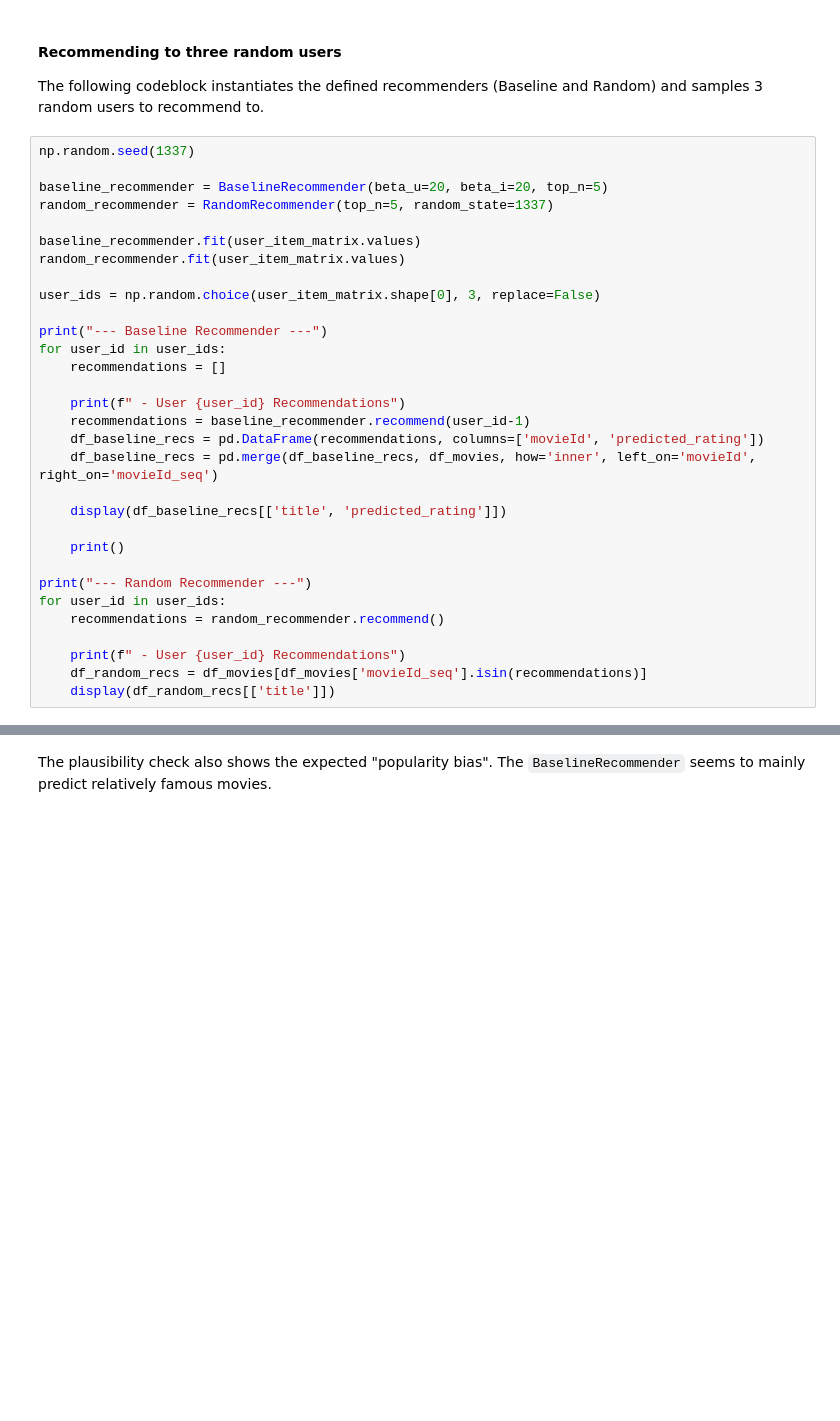
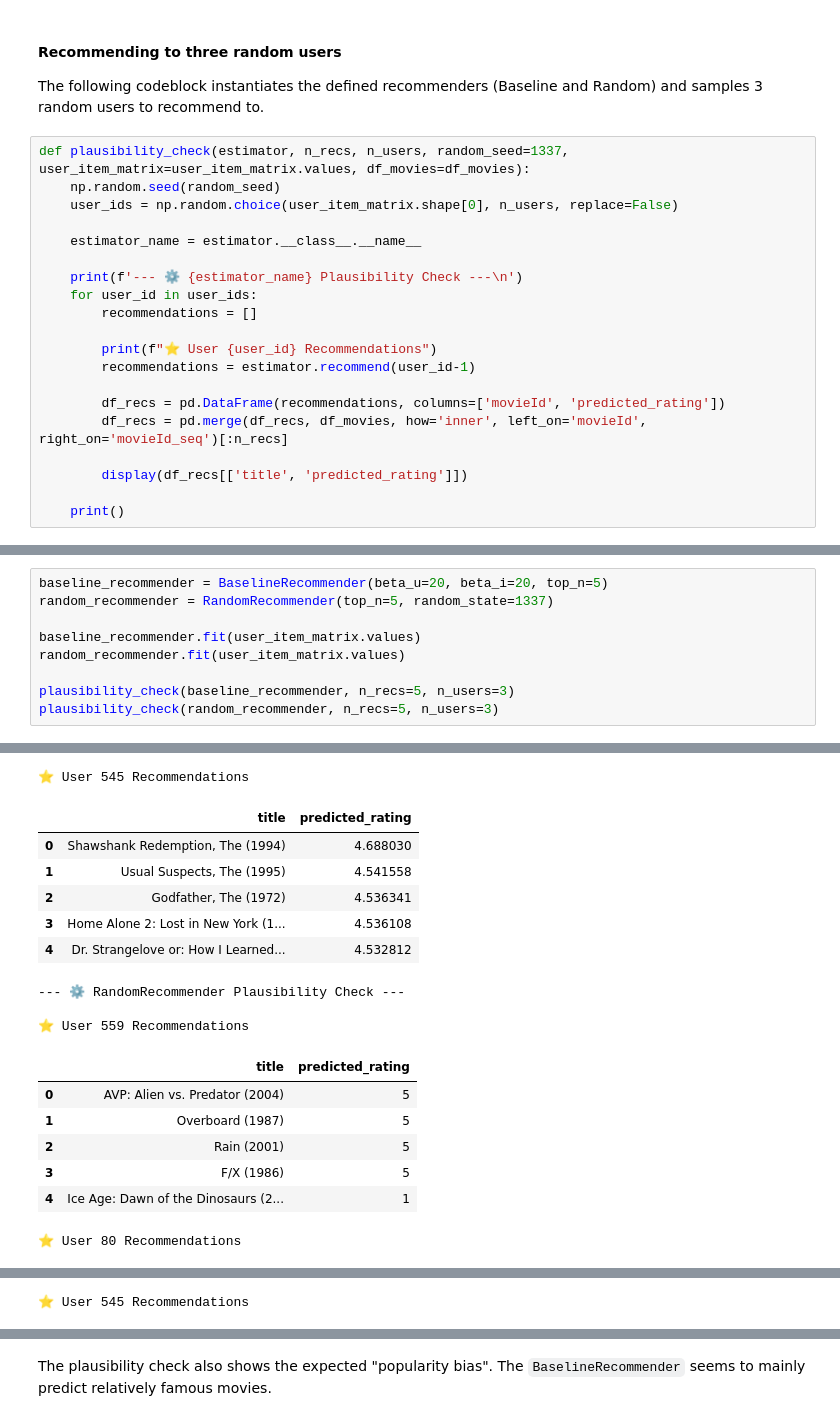
Before and after one commit to okaynils/fhnw-ds-rsy, a Jupyter notebook: MiniChallenge/RSY_ MiniChallenge_FS24.ipynb, the cells around one changed output, grey strips where cells are left out. Saved outputs shown, nothing was run; the diff lists cells and outputs as text; blank space fills up the shorter version.

```diff
--- a/MiniChallenge/RSY_ MiniChallenge_FS24.ipynb
+++ b/MiniChallenge/RSY_ MiniChallenge_FS24.ipynb
@@ -582,33 +592,22 @@ class RandomRecommender:
 #### Recommending to three random users
 The following codeblock instantiates the defined recommenders (Baseline and Random) and samples 3 random users to recommend to.
 # %%
-np.random.seed(1337)
+def plausibility_check(estimator, n_recs, n_users, random_seed=1337, user_item_matrix=user_item_matrix.values, df_movies=df_movies):
+    np.random.seed(random_seed)
+    user_ids = np.random.choice(user_item_matrix.shape[0], n_users, replace=False)
 
-baseline_recommender = BaselineRecommender(beta_u=20, beta_i=20, top_n=5)
-random_recommender = RandomRecommender(top_n=5, random_state=1337)
+    estimator_name = estimator.__class__.__name__
 
-baseline_recommender.fit(user_item_matrix.values)
-random_recommender.fit(user_item_matrix.values)
+    print(f'--- ⚙️ {estimator_name} Plausibility Check ---\n')
+    for user_id in user_ids:
+        recommendations = []
 
-user_ids = np.random.choice(user_item_matrix.shape[0], 3, replace=False)
+        print(f"⭐ User {user_id} Recommendations")
+        recommendations = estimator.recommend(user_id-1)
 
-print("--- Baseline Recommender ---")
-for user_id in user_ids:
-    recommendations = []
+        df_recs = pd.DataFrame(recommendations, columns=['movieId', 'predicted_rating'])
+        df_recs = pd.merge(df_recs, df_movies, how='inner', left_on='movieId', right_on='movieId_seq')[:n_recs]
 
-    print(f" - User {user_id} Recommendations")
-    recommendations = baseline_recommender.recommend(user_id-1)
-    df_baseline_recs = pd.DataFrame(recommendations, columns=['movieId', 'predicted_rating'])
-    df_baseline_recs = pd.merge(df_baseline_recs, df_movies, how='inner', left_on='movieId', right_on='movieId_seq')
-
-    display(df_baseline_recs[['title', 'predicted_rating']])
+        display(df_recs[['title', 'predicted_rating']])
 
     print()
-
-print("--- Random Recommender ---")
-for user_id in user_ids:
-    recommendations = random_recommender.recommend()
-
-    print(f" - User {user_id} Recommendations")
-    df_random_recs = df_movies[df_movies['movieId_seq'].isin(recommendations)]
-    display(df_random_recs[['title']])
@@ -659,0 +614,10 @@ for user_id in user_ids:
+# %%
+baseline_recommender = BaselineRecommender(beta_u=20, beta_i=20, top_n=5)
+random_recommender = RandomRecommender(top_n=5, random_state=1337)
+
+baseline_recommender.fit(user_item_matrix.values)
+random_recommender.fit(user_item_matrix.values)
+
+plausibility_check(baseline_recommender, n_recs=5, n_users=3)
+plausibility_check(random_recommender, n_recs=5, n_users=3)
+# %% [output]
@@ -659,0 +640,17 @@ for user_id in user_ids:
+⭐ User 545 Recommendations
+|  | title | predicted_rating |
+| 0 | Shawshank Redemption, The (1994) | 4.688030 |
+| 1 | Usual Suspects, The (1995) | 4.541558 |
+| 2 | Godfather, The (1972) | 4.536341 |
+| 3 | Home Alone 2: Lost in New York (1... | 4.536108 |
+| 4 | Dr. Strangelove or: How I Learned... | 4.532812 |
+--- ⚙️ RandomRecommender Plausibility Check ---
+
+⭐ User 559 Recommendations
+|  | title | predicted_rating |
+| 0 | AVP: Alien vs. Predator (2004) | 5 |
+| 1 | Overboard (1987) | 5 |
+| 2 | Rain (2001) | 5 |
+| 3 | F/X (1986) | 5 |
+| 4 | Ice Age: Dawn of the Dinosaurs (2... | 1 |
+⭐ User 80 Recommendations
@@ -659,0 +663 @@ for user_id in user_ids:
+⭐ User 545 Recommendations
```
Also changed, not shown: parts of 36 cells of this notebook.
